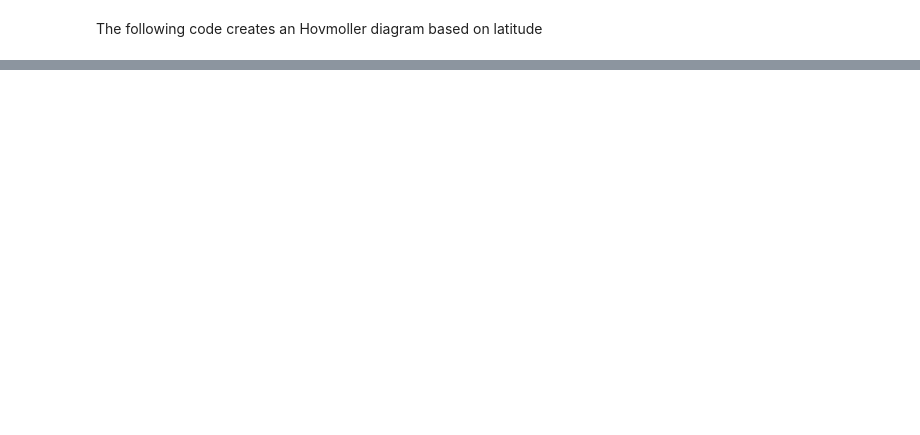
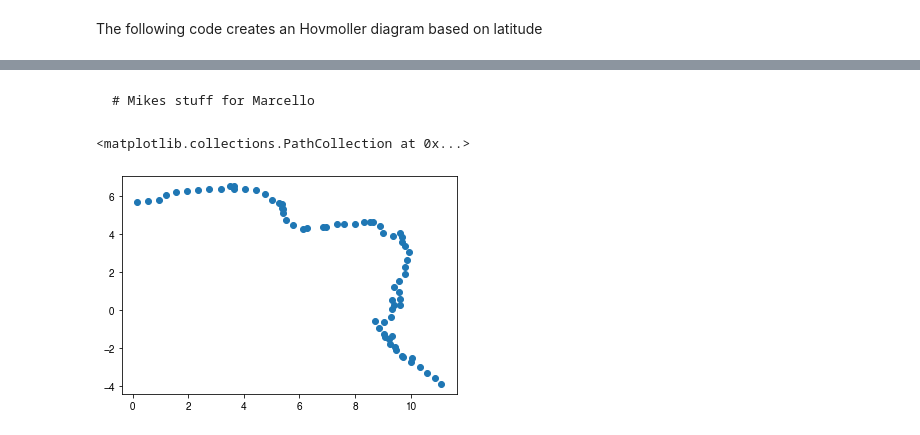
Before and after one commit to ne62rut/machine_learning_altimetry_validation, a Jupyter notebook: CMEMS_ML_SWOT_comparison.ipynb, the cells around one changed output, grey strips where cells are left out. Cells and saved outputs as stored; diff of their text form; code cells hidden in the pictures; blank space fills up the shorter version.

Commit message:
adding mikes swot analysis

```diff
--- a/CMEMS_ML_SWOT_comparison.ipynb
+++ b/CMEMS_ML_SWOT_comparison.ipynb
@@ -227,0 +210,8 @@ plt.show()
+# %%
+lons = []
+lats = []
+
+for k in range(len(time_series_data.T.index)):
+
+    lons.append(time_series_data.T.index[k][1])
+    lats.append(time_series_data.T.index[k][0])
@@ -227,0 +243,2 @@ plt.show()
+# %% [markdown]
+    # Mikes stuff for Marcello
@@ -227,0 +248,12 @@ plt.show()
+# %%
+nc = xr.open_dataset("/nfs/ge24man/SWOT_Franck_3.nc") # gridded SWOT data
+
+NC = nc.ssh[0]
+
+lons = np.array(lons)
+lats = np.array(lats)
+# %%
+plt.scatter(lons,lats)
+# %% [output]
+<matplotlib.collections.PathCollection at 0x...>
+[figure, added]
```
Also changed, not shown: parts of 7 cells of this notebook.
